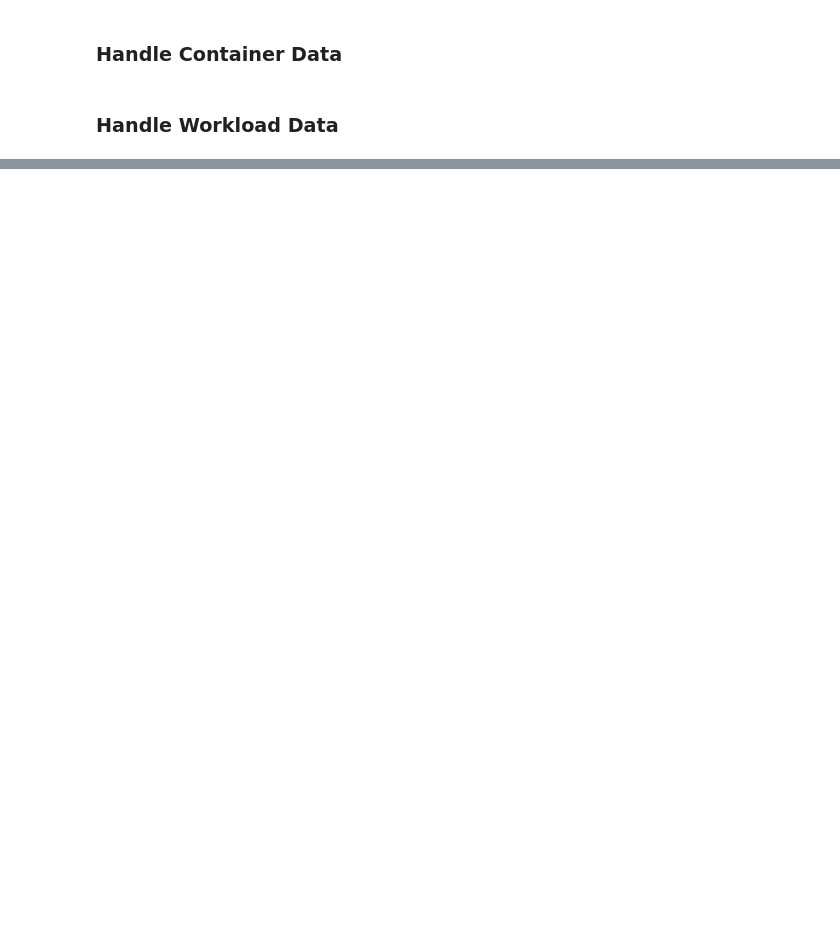
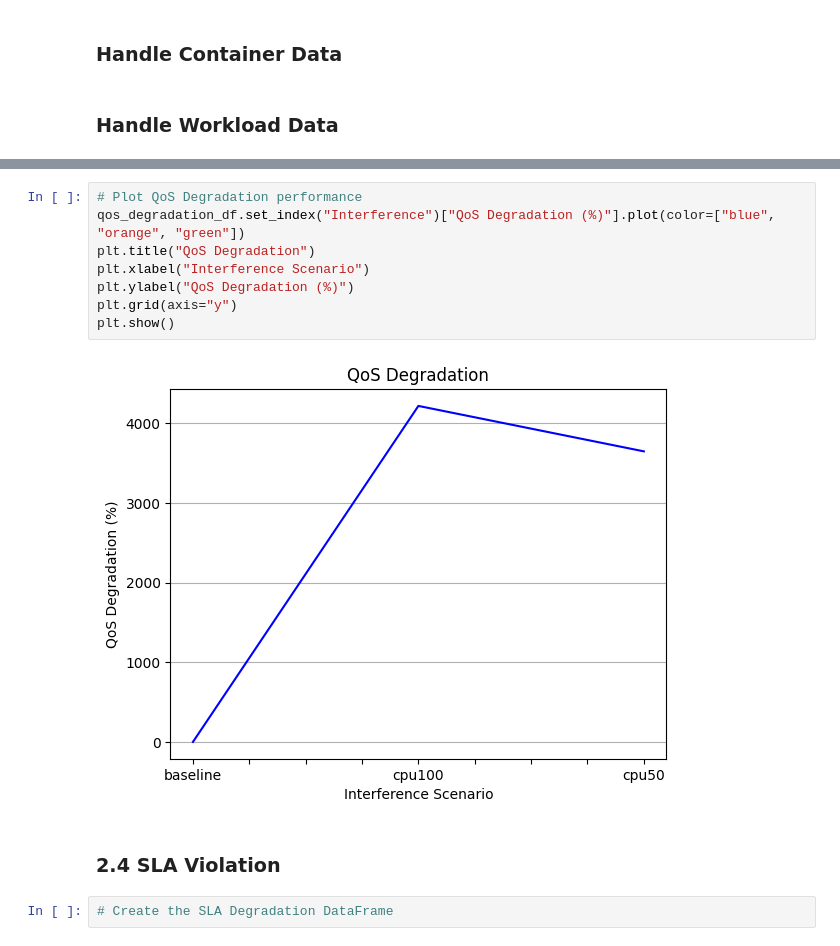
Before and after one commit to georgakopoulosgeo/Interference_Thesis_NTUA, a Jupyter notebook: profiling/fix_datasets.ipynb, the cells around one changed output, grey strips where cells are left out. Cells and saved outputs as stored; diff of their text form; blank space fills up the shorter version.

```diff
--- a/profiling/fix_datasets.ipynb
+++ b/profiling/fix_datasets.ipynb
@@ -177,0 +634,14 @@ for category, pattern in file_patterns.items():
+# %%
+# Plot QoS Degradation performance
+qos_degradation_df.set_index("Interference")["QoS Degradation (%)"].plot(color=["blue", "orange", "green"])
+plt.title("QoS Degradation")
+plt.xlabel("Interference Scenario")
+plt.ylabel("QoS Degradation (%)")
+plt.grid(axis="y")
+plt.show()
+# %% [output]
+[figure, added]
+# %% [markdown]
+### 2.4 SLA Violation
+# %%
+# Create the SLA Degradation DataFrame
```
Also changed, not shown: parts of 24 cells of this notebook, 21 other files.
